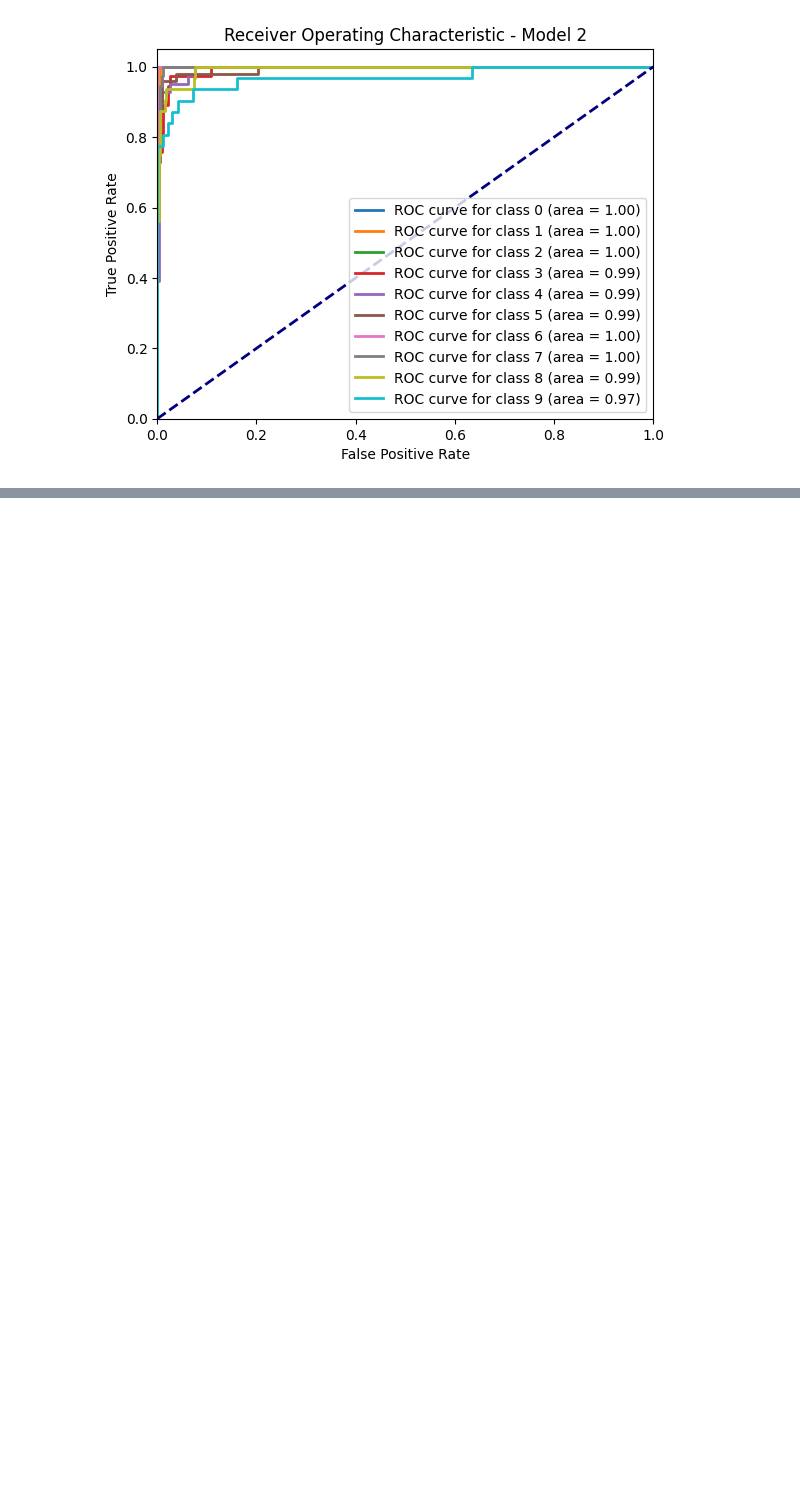
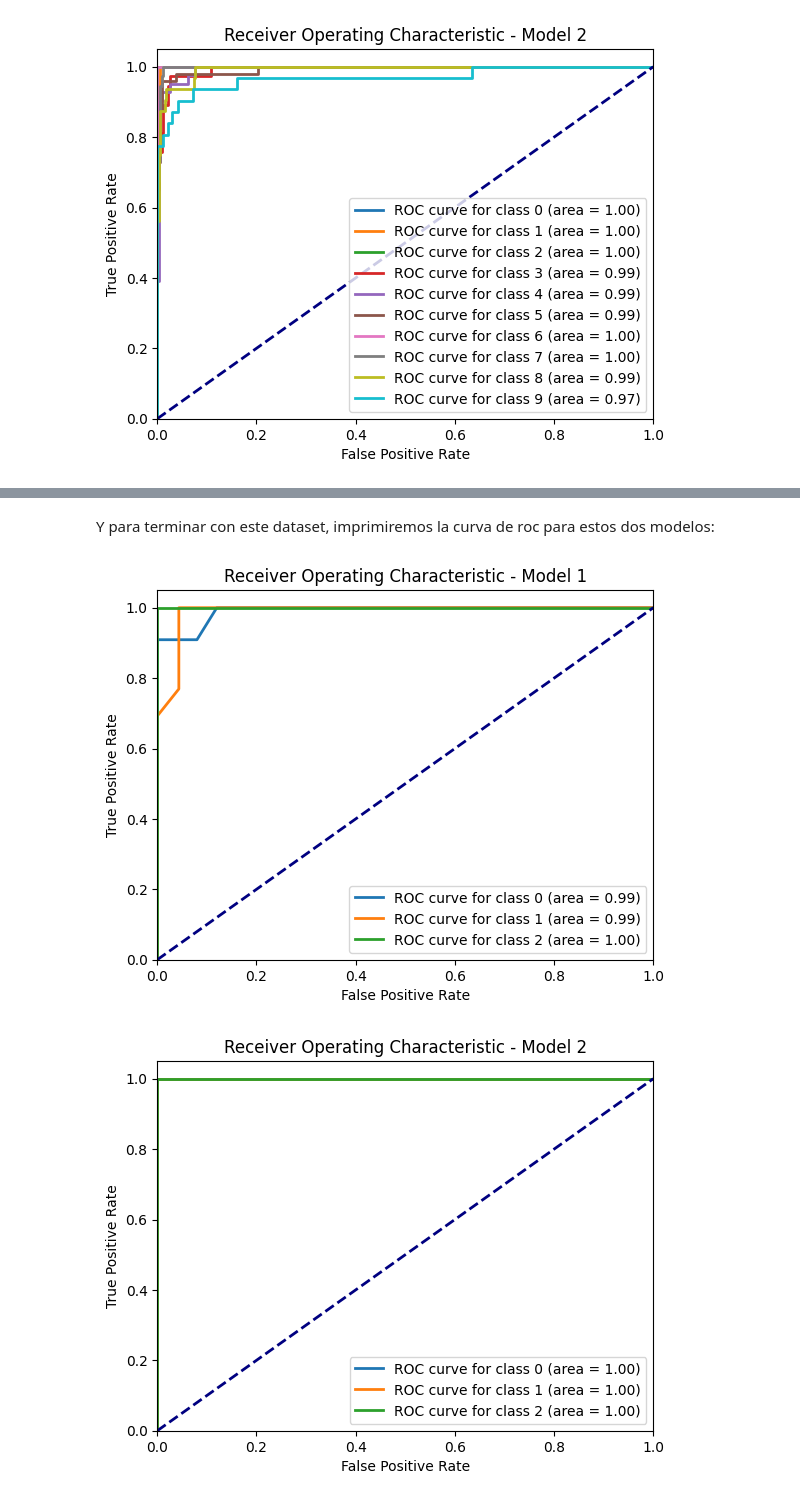
Before and after one commit to adoojeda/ModularNNEngine, a Jupyter notebook: main.ipynb, the cells around one changed output, grey strips where cells are left out. Saved outputs shown, nothing was run; the diff lists cells and outputs as text; code cells hidden in the pictures; blank space fills up the shorter version.

Commit message:
Se añade el dataset Wine

```diff
--- a/main.ipynb
+++ b/main.ipynb
@@ -344,0 +319,2 @@ plot_roc_curve(y_score2, y_test_bin, 2)
+# %%
+X_train, X_test, y_train, y_test = train_test_split(X, y, test_size=0.2)
@@ -344,0 +323,5 @@ plot_roc_curve(y_score2, y_test_bin, 2)
+# %%
+nn = NeuralNetwork()
+nn.add_layer(Layer(13, 5, activation_func=relu, activation_derivate=relu_derivate))
+nn.add_layer(Layer(5, 4, activation_func=relu, activation_derivate=relu_derivate))
+nn.add_layer(Layer(4, 3, activation_func=softmax, activation_derivate=softmax_derivate))
@@ -344,0 +374,7 @@ plot_roc_curve(y_score2, y_test_bin, 2)
+# %%
+nn2 = NeuralNetwork()
+nn2.add_layer(Layer(13, 5, activation_func=sigmoid, activation_derivate=sigmoid_derivate))
+nn2.add_layer(Layer(5, 10, activation_func=sigmoid, activation_derivate=sigmoid_derivate))
+nn2.add_layer(Layer(10, 4, activation_func=sigmoid, activation_derivate=sigmoid_derivate))
+nn2.add_layer(Layer(4, 5, activation_func=sigmoid, activation_derivate=sigmoid_derivate))
+nn2.add_layer(Layer(5, 3, activation_func=softmax, activation_derivate=softmax_derivate))
@@ -344,0 +445,15 @@ plot_roc_curve(y_score2, y_test_bin, 2)
+# %% [markdown]
+Y para terminar con este dataset, imprimiremos la curva de roc para estos dos modelos:
+# %%
+y_test_labels = np.argmax(y_test, axis=1)
+y_test_bin = label_binarize(y_test_labels, classes=np.arange(3))
+n_classes = y_test_bin.shape[1]
+# %%
+y_score1 = np.array([nn.feedforward(x) for x in X_test])  # Probabilidades de cada clase
+plot_roc_curve(y_score1, y_test_bin, 1)
+
+y_score2 = np.array([nn2.feedforward(x) for x in X_test])  # Probabilidades de cada clase
+plot_roc_curve(y_score2, y_test_bin, 2)
+# %% [output]
+[figure, added]
+[figure, added]
```
Also changed, not shown: parts of 31 cells of this notebook, 2 other files.
